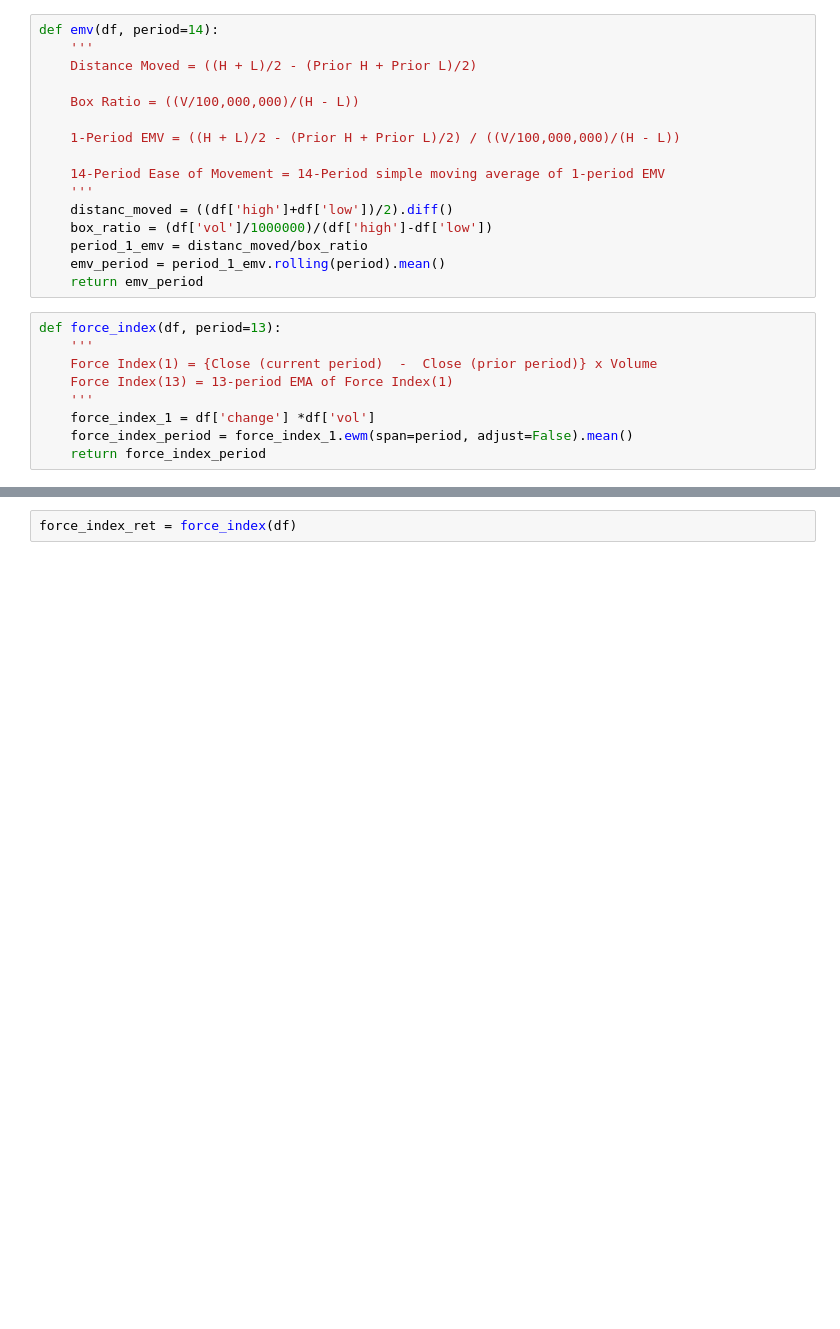
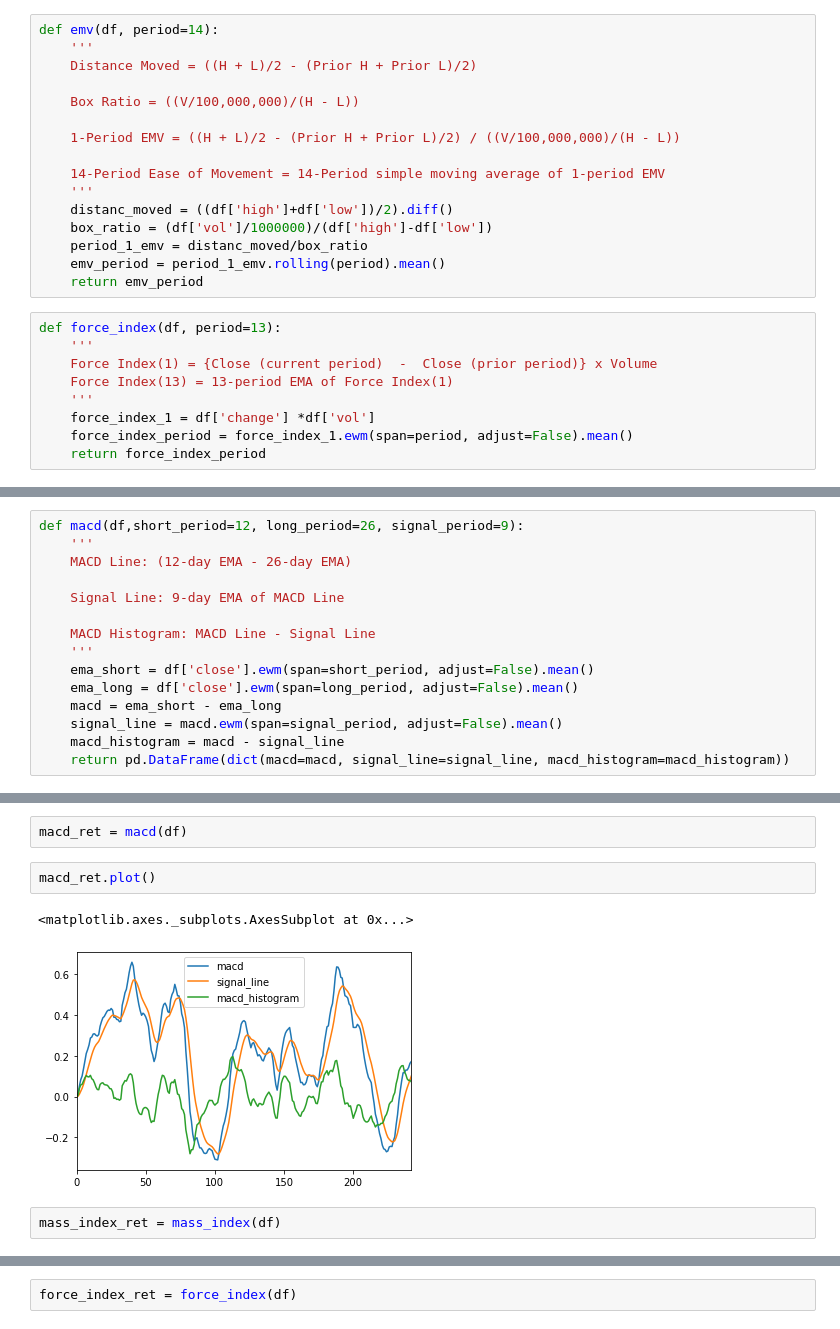
Before and after one commit to carl-3070/Quantify_Trade, a Jupyter notebook: finance_utils.ipynb, the cells around one changed output, grey strips where cells are left out. Drawn from its saved outputs; the diff is of its cells as text; blank space fills up the shorter version.

```diff
--- a/finance_utils.ipynb
+++ b/finance_utils.ipynb
@@ -243,0 +245,15 @@ def mass_index(df, period):
+# %%
+def macd(df,short_period=12, long_period=26, signal_period=9):
+    '''
+    MACD Line: (12-day EMA - 26-day EMA)
+
+    Signal Line: 9-day EMA of MACD Line
+
+    MACD Histogram: MACD Line - Signal Line
+    '''
+    ema_short = df['close'].ewm(span=short_period, adjust=False).mean()
+    ema_long = df['close'].ewm(span=long_period, adjust=False).mean()
+    macd = ema_short - ema_long
+    signal_line = macd.ewm(span=signal_period, adjust=False).mean()
+    macd_histogram = macd - signal_line
+    return pd.DataFrame(dict(macd=macd, signal_line=signal_line, macd_histogram=macd_histogram))
@@ -243,0 +463,9 @@ def mass_index(df, period):
+# %%
+macd_ret = macd(df)
+# %%
+macd_ret.plot()
+# %% [output]
+<matplotlib.axes._subplots.AxesSubplot at 0x...>
+[figure, added]
+# %%
+mass_index_ret = mass_index(df)
```
Also changed, not shown: parts of 22 cells of this notebook.
